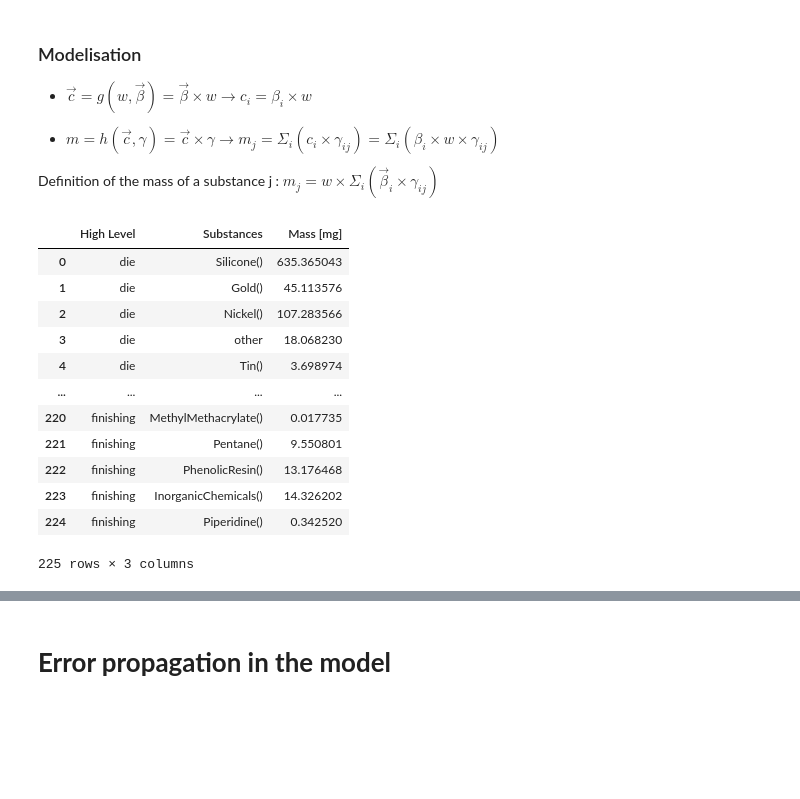
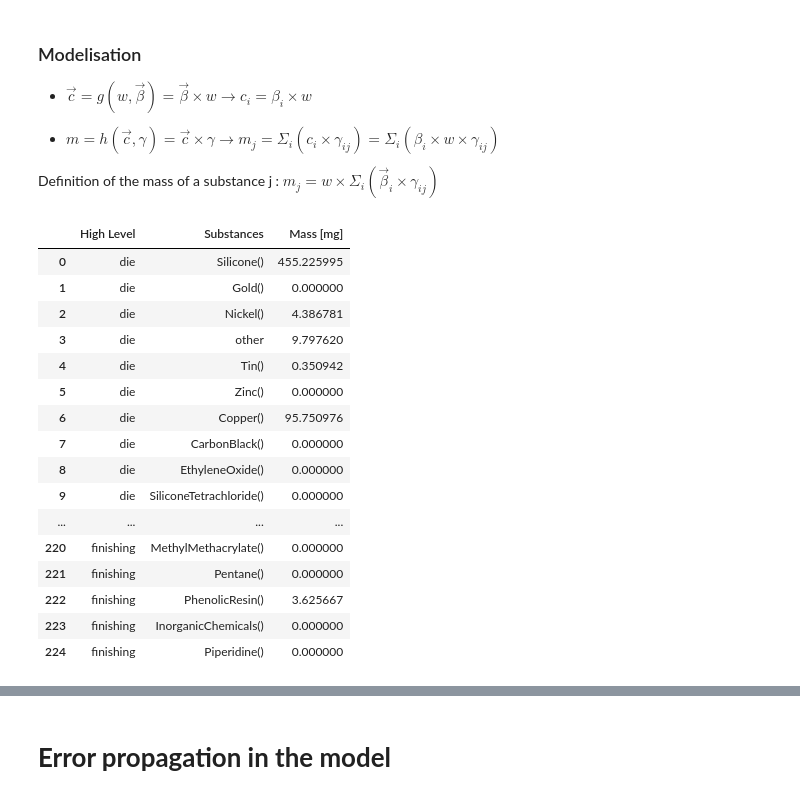
Before and after one commit to arthur0000-1/LCA_CPU_encapsulation, a Jupyter notebook: model.ipynb, the cells around one changed output, grey strips where cells are left out. Cells and saved outputs as stored; diff of their text form; code cells hidden in the pictures; blank space fills up the shorter version.

Commit message:
model corrected

```diff
--- a/model.ipynb
+++ b/model.ipynb
@@ -439,6 +439,6 @@ def calculate_covariance(dfs_clean):
     return covariance_results
 # %%
 covariance_matrices = calculate_covariance(dfs_clean)
-for socket, cov_matrix in covariance_matrices.items():
-    print(f"Covariance matrix for {socket}:")
-    display(cov_matrix)
+#for socket, cov_matrix in covariance_matrices.items():
+#    print(f"Covariance matrix for {socket}:")
+#    display(cov_matrix)
@@ -662,55 +625,49 @@ def h(c_vec, gamma_vec):
 Definition of the mass of a substance j : $m_j = w \times \Sigma_i (\vec\beta_i \times γ_{ij})$
 # %%
 def model(w, beta, gamma):
-    """
-    Calculate the mass of each substance using the model, grouped by high-level material.
+    high_levels = ['die', 'connection', 'packaging', 'carrier', 'finishing']
+    beta = beta['Percentage'].values.flatten()
+    c = np.array([b * w for b in beta])  # shape: [5]
 
-    Parameters:
-    - w: Total mass in mg (scalar).
-    - beta: Coefficients for high-level components (array-like).
-    - gamma: Coefficients for substances (dict with 'matrix' and 'substances').
+    # Compute per-component substance masses: shape [5, n_substances]
+    # Each row i = mass of each substance coming from high-level component i
+    m_matrix = c[:, np.newaxis] * gamma.to_numpy()  # broadcast: [5,1] * [5, n_sub]
 
-    Returns:
-    - DataFrame with columns: 'High Level', 'Substance', 'Mass [mg]'
-    """
-    high_levels = ['die', 'connection', 'packaging', 'carrier', 'finishing']
-
-    beta = beta['Percentage'].values.flatten()
-    c = np.array([b * w for b in beta])
-    m = c @ gamma.to_numpy()
-
-    # Create a DataFrame
+    # Build the DataFrame row by row across high-level components
     substance_masses_df = pd.DataFrame({
-        'High Level': np.repeat(high_levels, len(gamma.columns.tolist())),
+        'High Level': np.repeat(high_levels, len(gamma.columns)),
         'Substances': gamma.columns.tolist() * len(high_levels),
-        'Mass [mg]': np.tile(m, len(high_levels))
+        'Mass [mg]': m_matrix.flatten()
     })
-
     return substance_masses_df
 # %%
-pd.set_option('display.max_rows', 100)
+pd.set_option('display.max_rows', 500)
 total_cpu_mass = 2800  # Total CPU mass in mg
 socket_type='LGA'
 beta = high_level_results["LGA"]
 gamma = results['LGA']['Percentage']
 
 # Calculate substance masses
 substance_masses_df = model(total_cpu_mass, beta, gamma)
 display(substance_masses_df)
 # %% [output]
 |  | High Level | Substances | Mass [mg] |
-| 0 | die | Silicone() | 635.365043 |
-| 1 | die | Gold() | 45.113576 |
-| 2 | die | Nickel() | 107.283566 |
-| 3 | die | other | 18.068230 |
-| 4 | die | Tin() | 3.698974 |
+| 0 | die | Silicone() | 455.225995 |
+| 1 | die | Gold() | 0.000000 |
+| 2 | die | Nickel() | 4.386781 |
+| 3 | die | other | 9.797620 |
+| 4 | die | Tin() | 0.350942 |
+| 5 | die | Zinc() | 0.000000 |
+| 6 | die | Copper() | 95.750976 |
+| 7 | die | CarbonBlack() | 0.000000 |
+| 8 | die | EthyleneOxide() | 0.000000 |
+| 9 | die | SiliconeTetrachloride() | 0.000000 |
 | ... | ... | ... | ... |
-| 220 | finishing | MethylMethacrylate() | 0.017735 |
-| 221 | finishing | Pentane() | 9.550801 |
-| 222 | finishing | PhenolicResin() | 13.176468 |
-| 223 | finishing | InorganicChemicals() | 14.326202 |
-| 224 | finishing | Piperidine() | 0.342520 |
+| 220 | finishing | MethylMethacrylate() | 0.000000 |
+| 221 | finishing | Pentane() | 0.000000 |
+| 222 | finishing | PhenolicResin() | 3.625667 |
+| 223 | finishing | InorganicChemicals() | 0.000000 |
+| 224 | finishing | Piperidine() | 0.000000 |
-225 rows × 3 columns
 # %%
 def element_masses_to_api_text(df):
     # Group by 'High Level' and 'Substances', summing the masses
```
Also changed, not shown: parts of 7 cells of this notebook.
